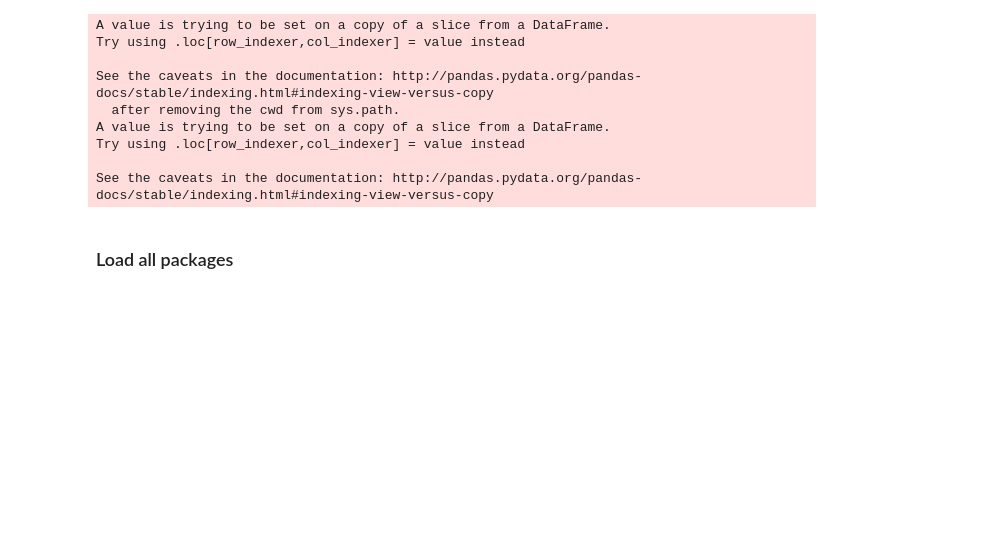
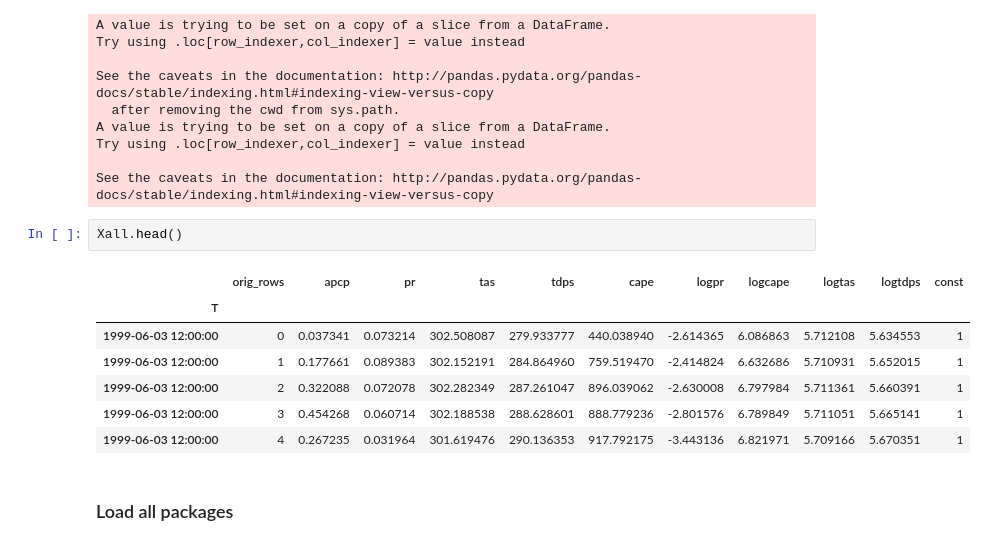
Before and after one commit to chiaral/xtreme_precip, a Jupyter notebook: Logistic_regression_EMC-GEFS.ipynb, the cells around one changed output. Drawn from its saved outputs; the diff is of its cells as text; blank space fills up the shorter version.

```diff
--- a/Logistic_regression_EMC-GEFS.ipynb
+++ b/Logistic_regression_EMC-GEFS.ipynb
@@ -237,6 +260,16 @@ A value is trying to be set on a copy of a slice from a DataFrame.
 Try using .loc[row_indexer,col_indexer] = value instead
 
 See the caveats in the documentation: http://pandas.pydata.org/pandas-docs/stable/indexing.html#indexing-view-versus-copy
+# %%
+Xall.head()
+# %% [output]
+|  | orig_rows | apcp | pr | tas | tdps | cape | logpr | logcape | logtas | logtdps | const |
+| T |  |  |  |  |  |  |  |  |  |  |  |
+| 1999-06-03 12:00:00 | 0 | 0.037341 | 0.073214 | 302.508087 | 279.933777 | 440.038940 | -2.614365 | 6.086863 | 5.712108 | 5.634553 | 1 |
+| 1999-06-03 12:00:00 | 1 | 0.177661 | 0.089383 | 302.152191 | 284.864960 | 759.519470 | -2.414824 | 6.632686 | 5.710931 | 5.652015 | 1 |
+| 1999-06-03 12:00:00 | 2 | 0.322088 | 0.072078 | 302.282349 | 287.261047 | 896.039062 | -2.630008 | 6.797984 | 5.711361 | 5.660391 | 1 |
+| 1999-06-03 12:00:00 | 3 | 0.454268 | 0.060714 | 302.188538 | 288.628601 | 888.779236 | -2.801576 | 6.789849 | 5.711051 | 5.665141 | 1 |
+| 1999-06-03 12:00:00 | 4 | 0.267235 | 0.031964 | 301.619476 | 290.136353 | 917.792175 | -3.443136 | 6.821971 | 5.709166 | 5.670351 | 1 |
 # %% [markdown]
 ### Load all packages
 # %%
```
Also changed, not shown: parts of 11 cells of this notebook.
